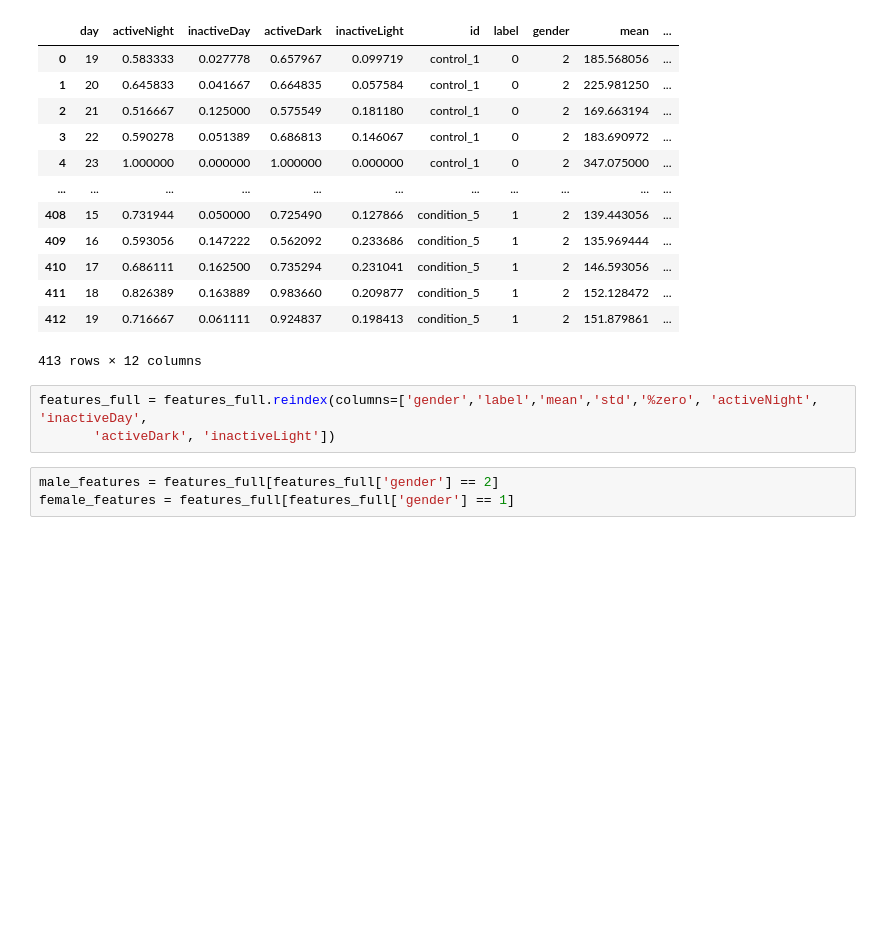
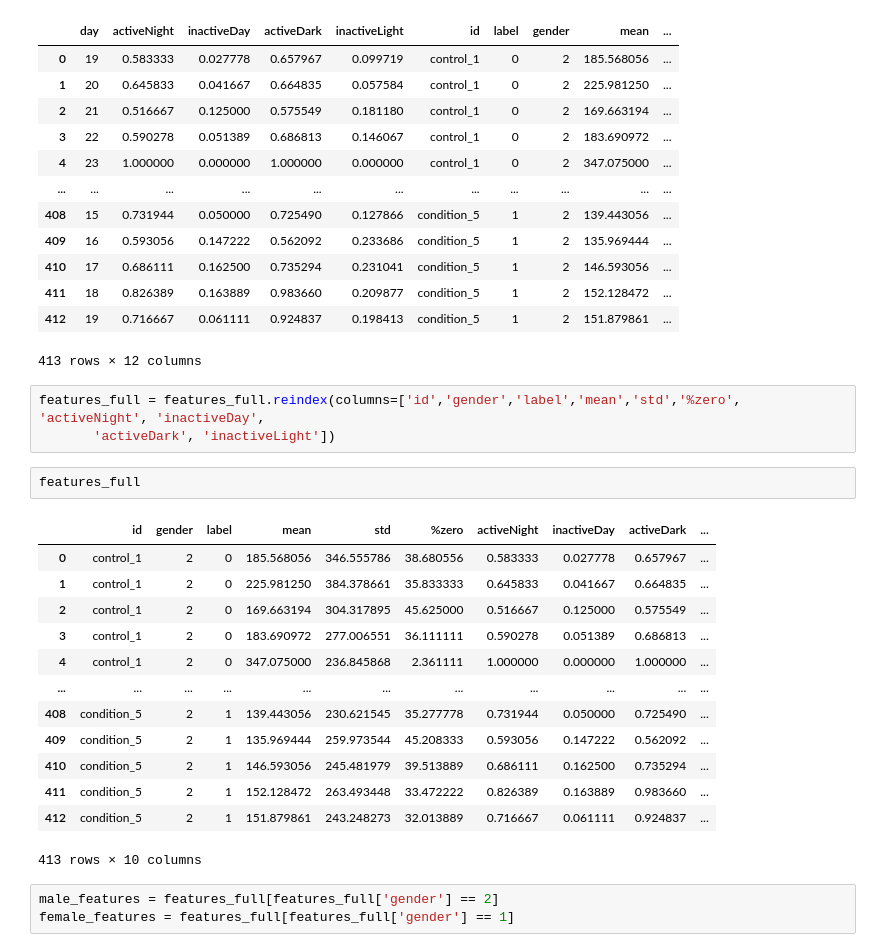
Before and after one commit to zoonalink/IGP-5, a Jupyter notebook: Tom/IGP-5 Model Features.ipynb, the cells around one changed output. Cells and saved outputs as stored; diff of their text form; blank space fills up the shorter version.

```diff
--- a/Tom/IGP-5 Model Features.ipynb
+++ b/Tom/IGP-5 Model Features.ipynb
@@ -484,8 +484,24 @@ features_full
 | 412 | 19 | 0.716667 | 0.061111 | 0.924837 | 0.198413 | condition_5 | 1 | 2 | 151.879861 | ... |
 413 rows × 12 columns
 # %%
-features_full = features_full.reindex(columns=['gender','label','mean','std','%zero', 'activeNight', 'inactiveDay',
+features_full = features_full.reindex(columns=['id','gender','label','mean','std','%zero', 'activeNight', 'inactiveDay',
        'activeDark', 'inactiveLight'])
+# %%
+features_full
+# %% [output]
+|  | id | gender | label | mean | std | %zero | activeNight | inactiveDay | activeDark | ... |
+| 0 | control_1 | 2 | 0 | 185.568056 | 346.555786 | 38.680556 | 0.583333 | 0.027778 | 0.657967 | ... |
+| 1 | control_1 | 2 | 0 | 225.981250 | 384.378661 | 35.833333 | 0.645833 | 0.041667 | 0.664835 | ... |
+| 2 | control_1 | 2 | 0 | 169.663194 | 304.317895 | 45.625000 | 0.516667 | 0.125000 | 0.575549 | ... |
+| 3 | control_1 | 2 | 0 | 183.690972 | 277.006551 | 36.111111 | 0.590278 | 0.051389 | 0.686813 | ... |
+| 4 | control_1 | 2 | 0 | 347.075000 | 236.845868 | 2.361111 | 1.000000 | 0.000000 | 1.000000 | ... |
+| ... | ... | ... | ... | ... | ... | ... | ... | ... | ... | ... |
+| 408 | condition_5 | 2 | 1 | 139.443056 | 230.621545 | 35.277778 | 0.731944 | 0.050000 | 0.725490 | ... |
+| 409 | condition_5 | 2 | 1 | 135.969444 | 259.973544 | 45.208333 | 0.593056 | 0.147222 | 0.562092 | ... |
+| 410 | condition_5 | 2 | 1 | 146.593056 | 245.481979 | 39.513889 | 0.686111 | 0.162500 | 0.735294 | ... |
+| 411 | condition_5 | 2 | 1 | 152.128472 | 263.493448 | 33.472222 | 0.826389 | 0.163889 | 0.983660 | ... |
+| 412 | condition_5 | 2 | 1 | 151.879861 | 243.248273 | 32.013889 | 0.716667 | 0.061111 | 0.924837 | ... |
+413 rows × 10 columns
 # %%
 male_features = features_full[features_full['gender'] == 2]
 female_features = features_full[features_full['gender'] == 1]
```
Also changed, not shown: parts of 13 cells of this notebook, 2 other files.
